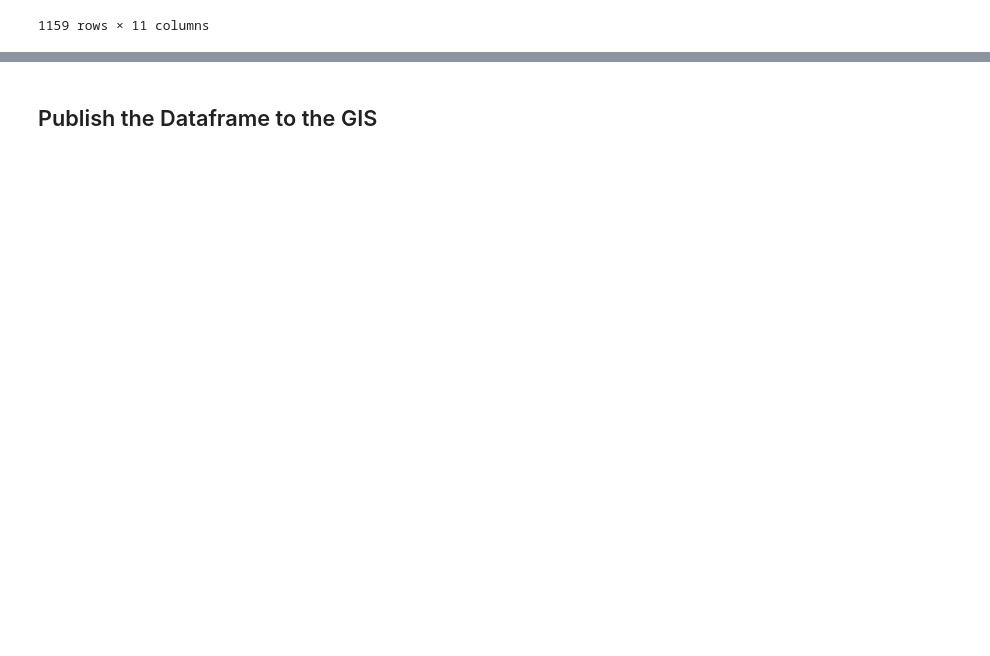
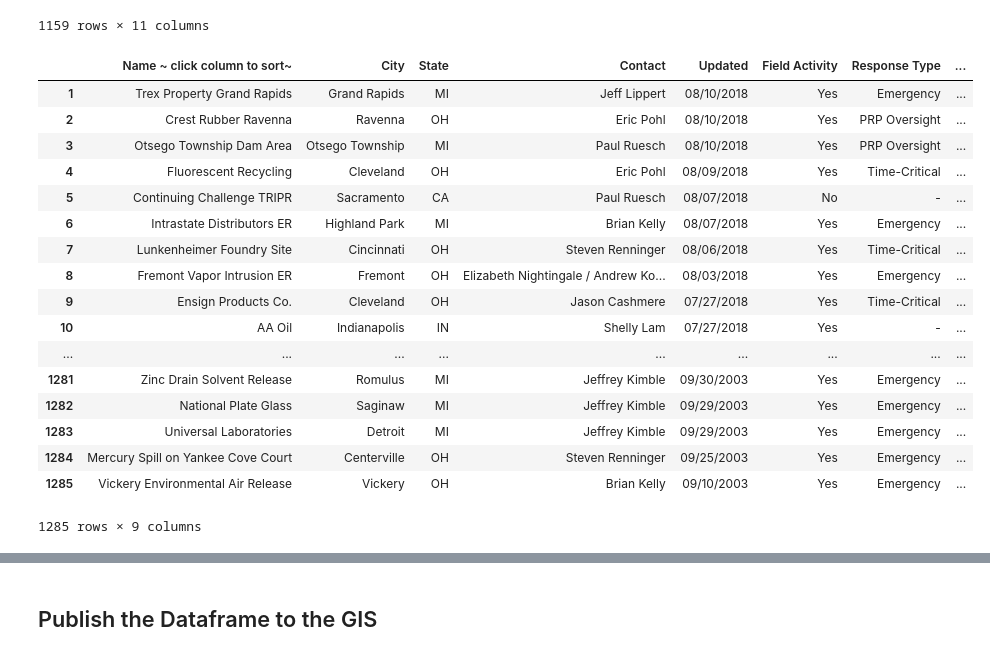
Before and after one commit to Qberto/arcgispythonapi-scrapehtmlforfeatures, a Jupyter notebook: proto_scrape-html-into-features.ipynb, the cells around one changed output, grey strips where cells are left out. Saved outputs shown, nothing was run; the diff lists cells and outputs as text; code cells hidden in the pictures; blank space fills up the shorter version.

```diff
--- a/proto_scrape-html-into-features.ipynb
+++ b/proto_scrape-html-into-features.ipynb
@@ -43,6 +42,12 @@ def get_list_of_epasite_urls(region_html):
             pass
 
     return site_url_params_list, len(site_url_params_list)
+# %%
+def get_region_tablegrid_as_dataframe(region_html):
+    table_df = pd.read_html(region_html)[0]
+    table_df.columns = list(table_df.iloc[0])
+    table_df = table_df.drop(table_df.index[[0]])
+    return table_df
 # %%
 def get_attributes_from_epasite_url(site_url):
     page = requests.get(site_url)
@@ -265,3 +250,26 @@ sites_sdf
 | 1157 | B56Y | Universal Laboratories | 12301 GratiotDetroit, MI | 5 | Jeffrey Kimble | kimble.jeffrey@epa.gov | The Universal Laboratories Site (... | https://response.epa.gov/sites/B5... | 42.4133000 | -82.9947000 | ... |
 | 1158 | ER | Mercury Spill on Yankee Cove Court | 8838 Yankee Cover CourtCentervill... | 5 | Steven Renninger | renninger.steven@epa.gov |  | https://response.epa.gov/images/e... | 39.6197000 | -84.1975000 | ... |
 1159 rows × 11 columns
+# %%
+# Create Regions Table DF and join to the Sites SDF
+regionstable_df = get_region_tablegrid_as_dataframe(region_html)
+regionstable_df
+# %% [output]
+|  | Name ~ click column to sort~ | City | State | Contact | Updated | Field Activity | Response Type | ... |
+| 1 | Trex Property Grand Rapids | Grand Rapids | MI | Jeff Lippert | 08/10/2018 | Yes | Emergency | ... |
+| 2 | Crest Rubber Ravenna | Ravenna | OH | Eric Pohl | 08/10/2018 | Yes | PRP Oversight | ... |
+| 3 | Otsego Township Dam Area | Otsego Township | MI | Paul Ruesch | 08/10/2018 | Yes | PRP Oversight | ... |
+| 4 | Fluorescent Recycling | Cleveland | OH | Eric Pohl | 08/09/2018 | Yes | Time-Critical | ... |
+| 5 | Continuing Challenge TRIPR | Sacramento | CA | Paul Ruesch | 08/07/2018 | No | - | ... |
+| 6 | Intrastate Distributors ER | Highland Park | MI | Brian Kelly | 08/07/2018 | Yes | Emergency | ... |
+| 7 | Lunkenheimer Foundry Site | Cincinnati | OH | Steven Renninger | 08/06/2018 | Yes | Time-Critical | ... |
+| 8 | Fremont Vapor Intrusion ER | Fremont | OH | Elizabeth Nightingale / Andrew Ko... | 08/03/2018 | Yes | Emergency | ... |
+| 9 | Ensign Products Co. | Cleveland | OH | Jason Cashmere | 07/27/2018 | Yes | Time-Critical | ... |
+| 10 | AA Oil | Indianapolis | IN | Shelly Lam | 07/27/2018 | Yes | - | ... |
+| ... | ... | ... | ... | ... | ... | ... | ... | ... |
+| 1281 | Zinc Drain Solvent Release | Romulus | MI | Jeffrey Kimble | 09/30/2003 | Yes | Emergency | ... |
+| 1282 | National Plate Glass | Saginaw | MI | Jeffrey Kimble | 09/29/2003 | Yes | Emergency | ... |
+| 1283 | Universal Laboratories | Detroit | MI | Jeffrey Kimble | 09/29/2003 | Yes | Emergency | ... |
+| 1284 | Mercury Spill on Yankee Cove Court | Centerville | OH | Steven Renninger | 09/25/2003 | Yes | Emergency | ... |
+| 1285 | Vickery Environmental Air Release | Vickery | OH | Brian Kelly | 09/10/2003 | Yes | Emergency | ... |
+1285 rows × 9 columns
```
Also changed, not shown: parts of 9 cells of this notebook.
